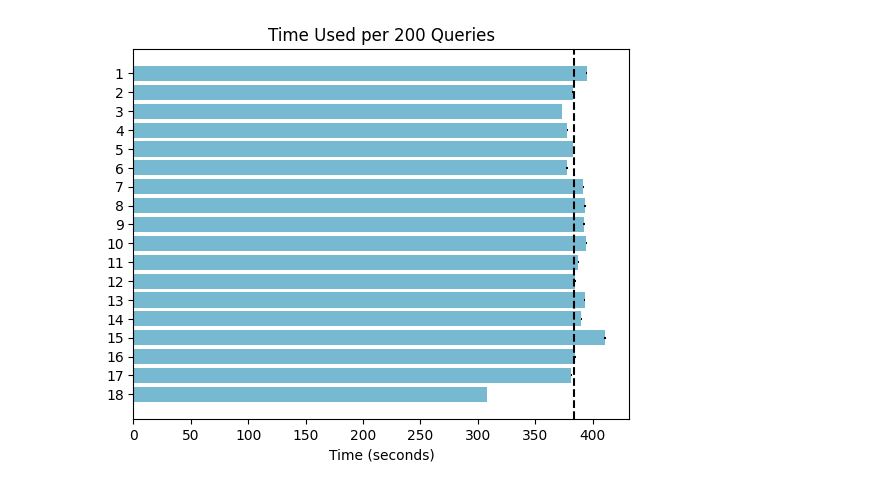
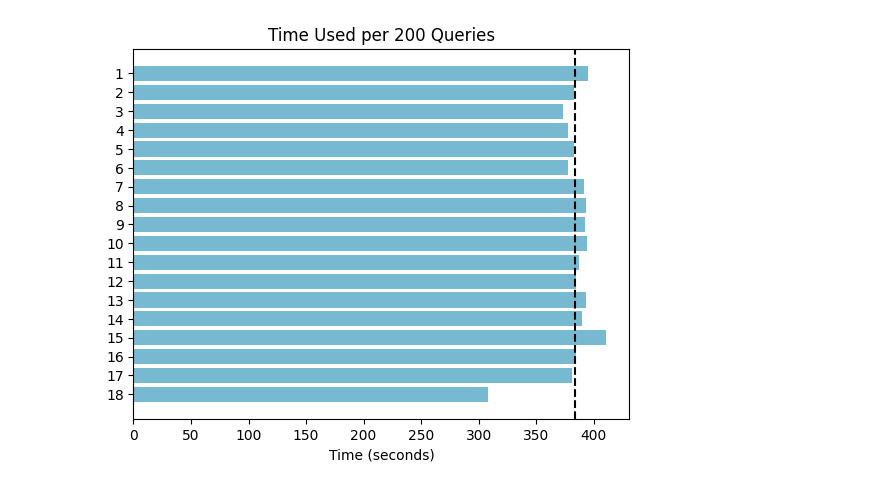
Before and after one commit to HAoRAn-W/ECE-GY-9393-IoT-Security, a Jupyter notebook: code/jupyter/time_used_chart.ipynb, the cells around one changed output. Saved outputs shown, nothing was run; the diff lists cells and outputs as text; code cells hidden in the pictures.

Commit message:
more plots

```diff
--- a/code/jupyter/time_used_chart.ipynb
+++ b/code/jupyter/time_used_chart.ipynb
@@ -4,20 +4,20 @@ import numpy as np
 # %%
 plt.rcdefaults()
 fig, ax = plt.subplots()
 
 # Example data
 people = [i for i in range(1, 19)]
 y_pos = np.arange(len(people))
 performance = [395.019154548645, 382.78102684020996, 373.190536737442, 377.93091011047363, 383.13956475257874, 378.00438952445984, 391.964370012283, 393.3709087371826, 392.54962682724, 394.5913391113281,387.5093297958374, 384.8831992149353, 393.15416526794434, 390.0428512096405, 410.6316804885864, 385.0282280445099, 381.20925068855286, 308.0199885368347]
-error = np.random.rand(len(people))
 
-ax.barh(y_pos, performance, xerr=error, align='center', color='#78b9d2')
+
+ax.barh(y_pos, performance, align='center', color='#78b9d2')
 ax.set_yticks(y_pos, labels=people)
 ax.invert_yaxis()  # labels read top-to-bottom
 ax.set_xlabel('Time (seconds)')
 ax.set_title('Time Used per 200 Queries')
 ax.axvline(np.mean(performance), linestyle='--', color='black')
 
 plt.show()
 # %% [output]
-[figure, old version]
+[figure, new version]
```
Also changed, not shown: parts of 1 cell of this notebook, 8 other files.
